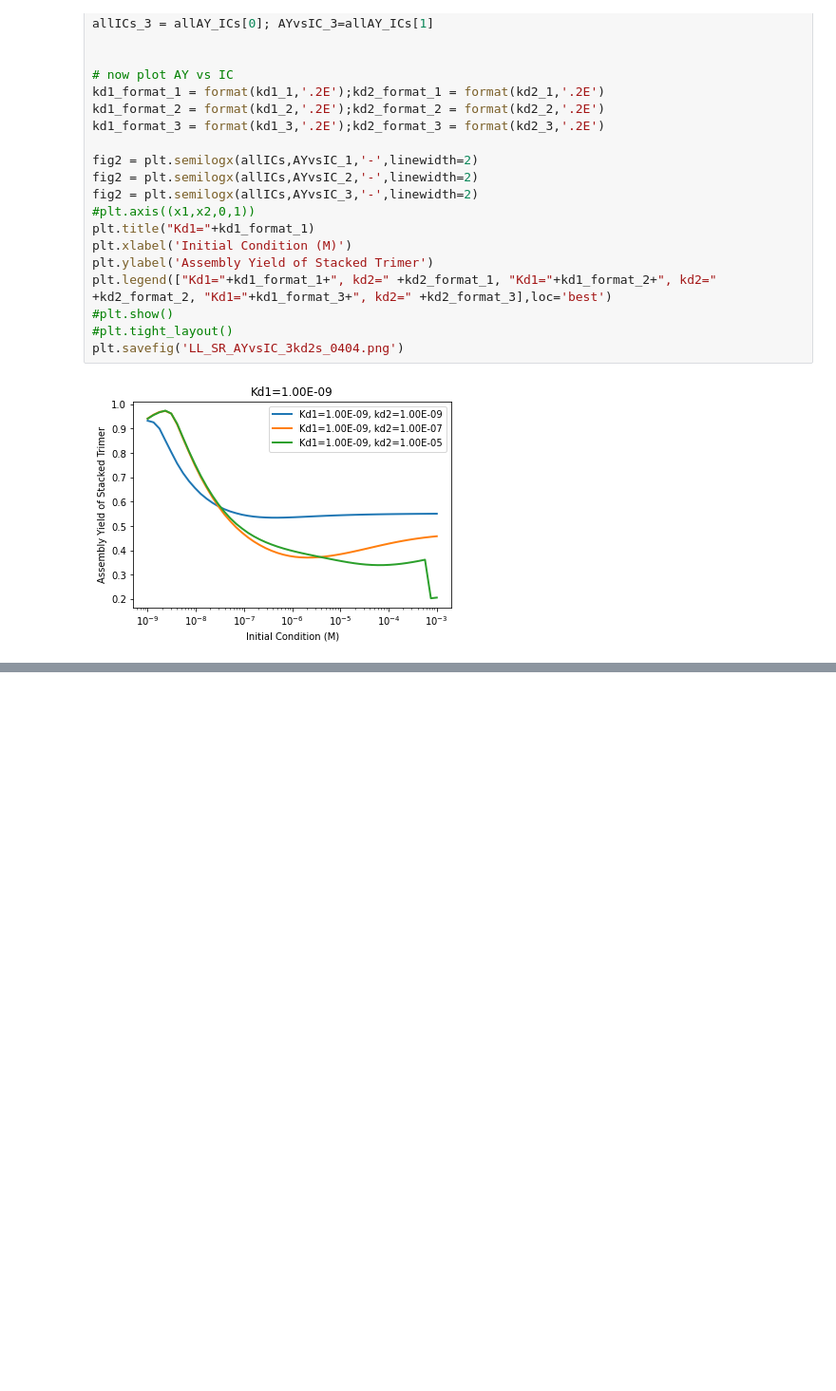
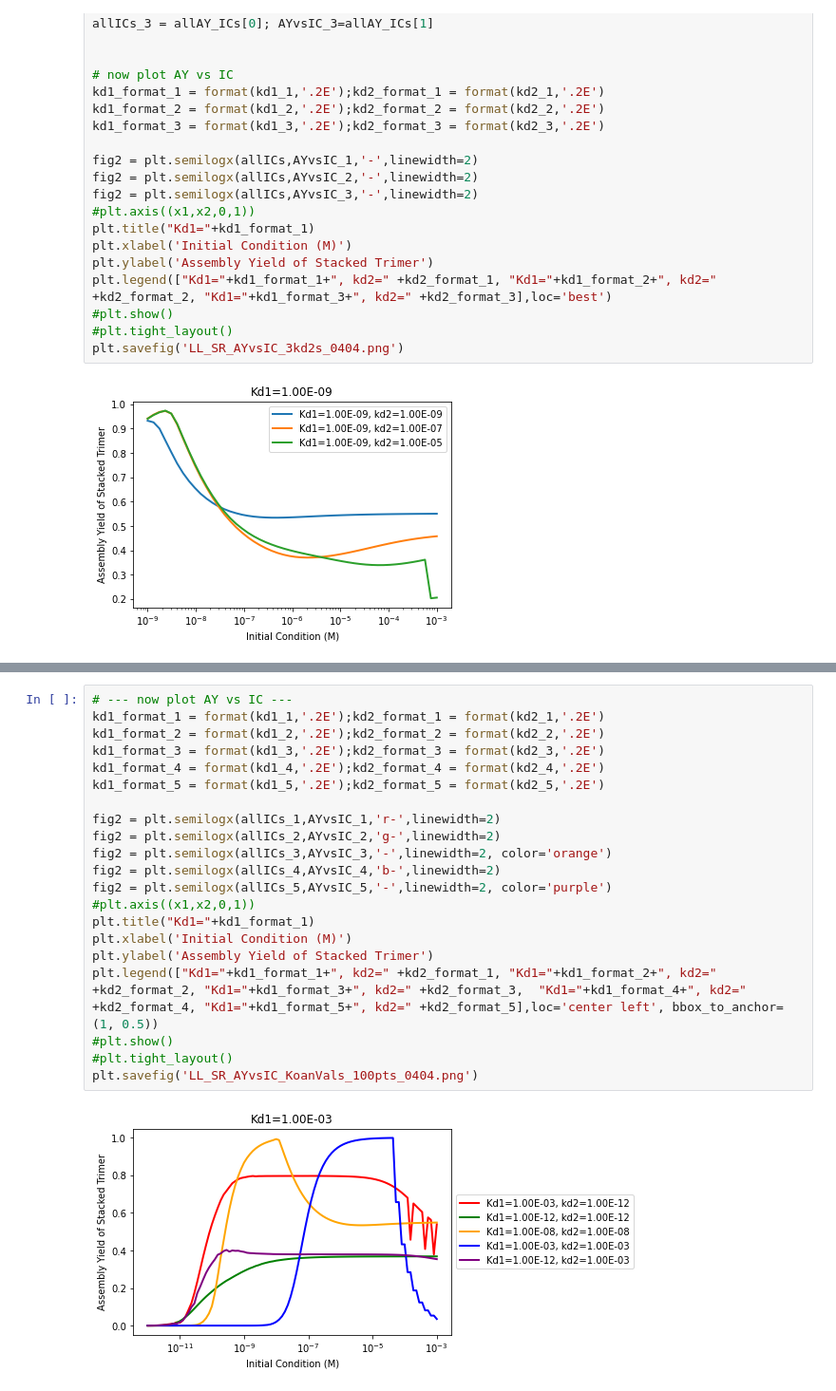
Before and after one commit to llagunes-324B21/Persephone_SR, a Jupyter notebook: April_2022/LL_SR_04_2022.ipynb, the cells around one changed output, grey strips where cells are left out. Shown at 95% size. Saved outputs shown, nothing was run; the diff lists cells and outputs as text; blank space fills up the shorter version.

```diff
--- a/April_2022/LL_SR_04_2022.ipynb
+++ b/April_2022/LL_SR_04_2022.ipynb
@@ -349,3 +403,26 @@ plt.savefig('LL_SR_AYvsIC_3kd2s_0404.png')
+# %%
+# --- now plot AY vs IC ---
+kd1_format_1 = format(kd1_1,'.2E');kd2_format_1 = format(kd2_1,'.2E')
+kd1_format_2 = format(kd1_2,'.2E');kd2_format_2 = format(kd2_2,'.2E')
+kd1_format_3 = format(kd1_3,'.2E');kd2_format_3 = format(kd2_3,'.2E')
+kd1_format_4 = format(kd1_4,'.2E');kd2_format_4 = format(kd2_4,'.2E')
+kd1_format_5 = format(kd1_5,'.2E');kd2_format_5 = format(kd2_5,'.2E')
+
+fig2 = plt.semilogx(allICs_1,AYvsIC_1,'r-',linewidth=2)
+fig2 = plt.semilogx(allICs_2,AYvsIC_2,'g-',linewidth=2)
+fig2 = plt.semilogx(allICs_3,AYvsIC_3,'-',linewidth=2, color='orange')
+fig2 = plt.semilogx(allICs_4,AYvsIC_4,'b-',linewidth=2)
+fig2 = plt.semilogx(allICs_5,AYvsIC_5,'-',linewidth=2, color='purple')
+#plt.axis((x1,x2,0,1))
+plt.title("Kd1="+kd1_format_1)
+plt.xlabel('Initial Condition (M)')
+plt.ylabel('Assembly Yield of Stacked Trimer')
+plt.legend(["Kd1="+kd1_format_1+", kd2=" +kd2_format_1, "Kd1="+kd1_format_2+", kd2=" +kd2_format_2, "Kd1="+kd1_format_3+", kd2=" +kd2_format_3,  "Kd1="+kd1_format_4+", kd2=" +kd2_format_4, "Kd1="+kd1_format_5+", kd2=" +kd2_format_5],loc='center left', bbox_to_anchor=(1, 0.5))
+#plt.show()
+#plt.tight_layout()
+plt.savefig('LL_SR_AYvsIC_KoanVals_100pts_0404.png')
+# %% [output]
+[figure, added]
 # %%
 # ---------------------------------------------------
 # --- Plot AY vs IC HEATMAP ---
```
Also changed, not shown: parts of 4 cells of this notebook.
